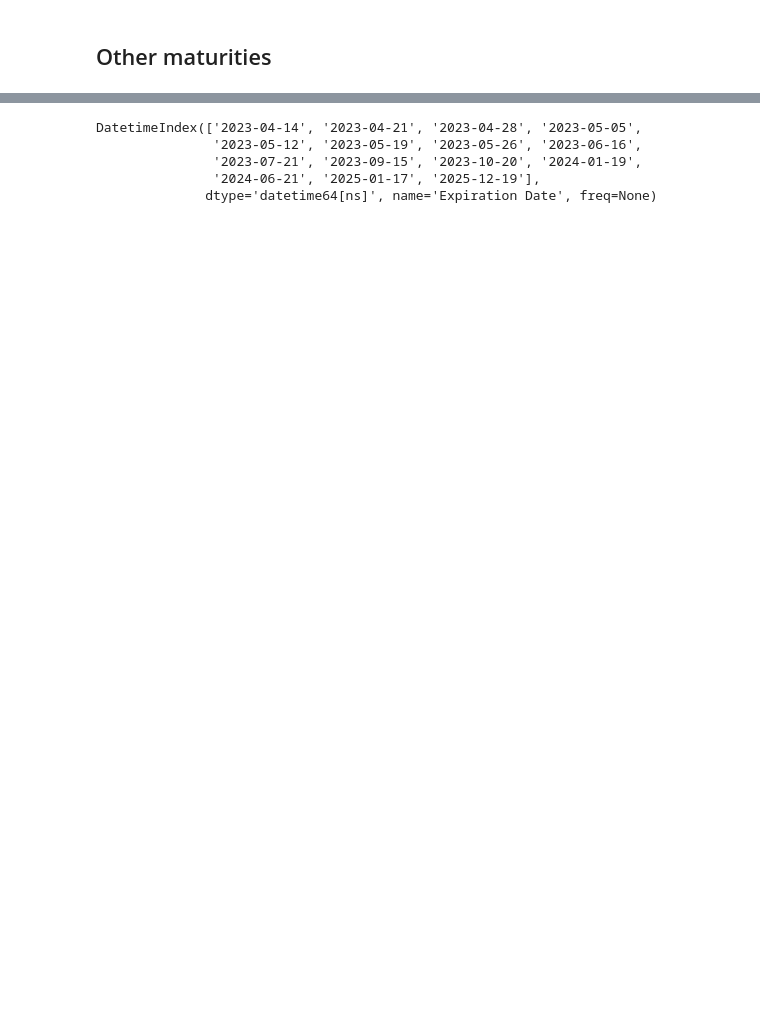
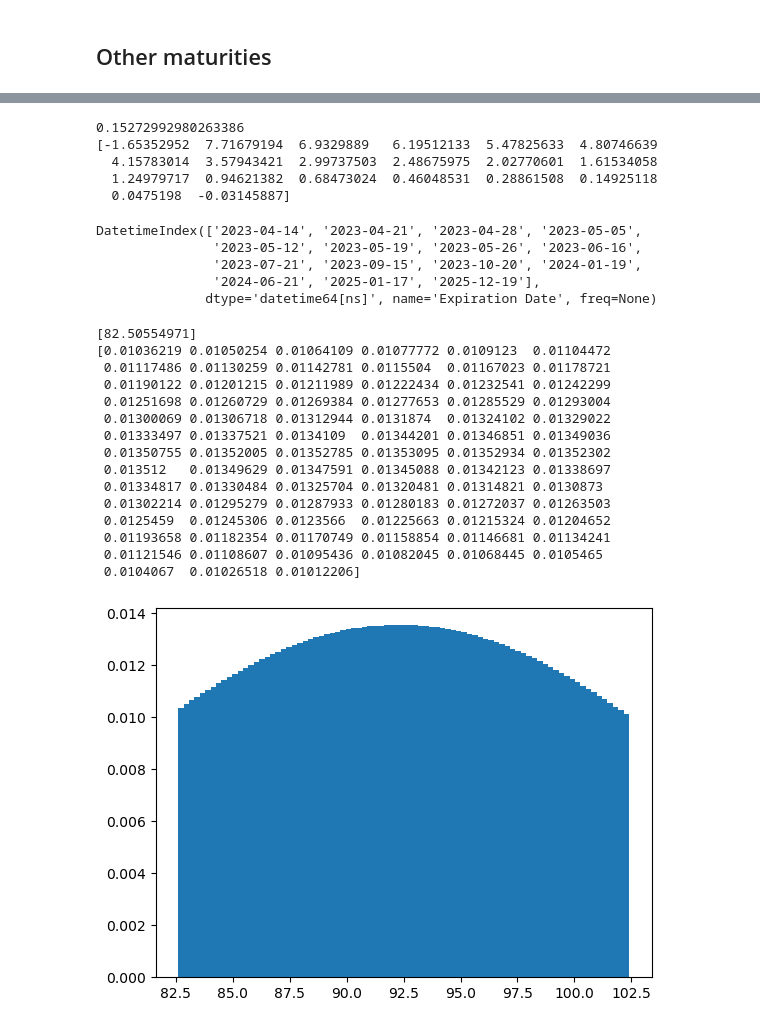
Before and after one commit to coolejungenhihi/volsurface_Sinkhorn, a Jupyter notebook: VolSurface_Sinkhorn.ipynb, the cells around one changed output, grey strips where cells are left out. Drawn from its saved outputs; the diff is of its cells as text; code cells hidden in the pictures; blank space fills up the shorter version.

```diff
--- a/VolSurface_Sinkhorn.ipynb
+++ b/VolSurface_Sinkhorn.ipynb
@@ -930,7 +955,14 @@ def grad_G1_(V,u_list,h_list,K,omega,S0,delta_t,P1,P1_disc_X1):
 # %%
-#print(G1_(V,u_list,h_list,K,omega_K,X1,delta_t,P1_,P1_disc(X1)))
-#print(grad_G1_(V,u_list,h_list,K,omega_K,X1,delta_t,P1_,P1_disc(X1)))
+print(G1_(V0,u_list,h_list,X1,C1,omega_K,sigma_sqrtdt,P1_disc(X1),K1,K2))
+print(grad_G1_(V0,u_list,h_list,X1,C1,omega_K,sigma_sqrtdt,P1_disc(X1),K1,K2))
+# %% [output]
+0.15272992980263386
+[-1.65352952  7.71679194  6.9329889   6.19512133  5.47825633  4.80746639
+  4.15783014  3.57943421  2.99737503  2.48675975  2.02770601  1.61534058
+  1.24979717  0.94621382  0.68473024  0.46048531  0.28861508  0.14925118
+  0.0475198  -0.03145887]
 # %%
+maturities = amd_calls.index.unique()
 maturities
 # %% [output]
 DatetimeIndex(['2023-04-14', '2023-04-21', '2023-04-28', '2023-05-05',
@@ -938,3 +970,59 @@ DatetimeIndex(['2023-04-14', '2023-04-21', '2023-04-28', '2023-05-05',
                '2023-07-21', '2023-09-15', '2023-10-20', '2024-01-19',
                '2024-06-21', '2025-01-17', '2025-12-19'],
               dtype='datetime64[ns]', name='Expiration Date', freq=None)
+# %%
+# Try to fit the multi-period case to the first period
+T0 = maturities[0]
+C0 = amd_calls.loc[T0]
+C0 = C1.reset_index(drop=True)
+T1 = maturities[1]
+C1 = amd_calls.loc[T1]
+C1 = C1.reset_index(drop=True)
+
+r = 0.01 # TODO: figure out r
+K = np.array(C1['Strike'])
+ask = np.array(C1['Ask'])
+bid = np.array(C1['Bid'])
+mid = np.array(C1['Mid'])
+#K1, K2, n = S0-30, S0+30, 81 # Take odd n, such that X1[(n-1)/2] = S0
+K1, K2, n = K[0], K[-1], 81 # Take odd n, such that X1[(n-1)/2] = S0
+X1 = np.linspace(K1,K2,n) # Discrete grid
+u_list,h_list = np.zeros(n), np.zeros(n)
+Lambda = 0.1
+omega_K = Lambda * np.abs(ask - bid)
+delta_t = 6/252
+S0 = 92.3
+
+#P1 = lambda s1: (s1 == S0)
+#P1_disc = lambda x: P1(x)/sum(P1(X1))
+#xx = np.linspace(0,200,1000)
+#P1_disc_ = np.vectorize(P1_disc)
+#plt.bar(X1,P1_disc_(X1))
+#P_disc_X1 = np.zeros(n)
+#P_disc_X1[int((n-1)/2)] = 1
+#print(P1_disc_X1)
+sigma_prev = calculate_sigma(C0,6/252,[S0],[1]) # sigma of previous marginal is used!!!
+print(sigma_prev)
+P1 = lambda s1: norm.pdf(s1, S0, sigma_prev*np.sqrt(delta_t)) # Marginal distribution of S at t1,
+P1_disc = lambda x: P1(x)/sum(P1(X1))
+P1_disc_ = np.vectorize(P1_disc)
+plt.bar(X1,P1_disc_(X1))
+P_disc_X1 = P1_disc(X1)
+print(P_disc_X1)
+# %% [output]
+[82.50554971]
+[0.01036219 0.01050254 0.01064109 0.01077772 0.0109123  0.01104472
+ 0.01117486 0.01130259 0.01142781 0.0115504  0.01167023 0.01178721
+ 0.01190122 0.01201215 0.01211989 0.01222434 0.01232541 0.01242299
+ 0.01251698 0.01260729 0.01269384 0.01277653 0.01285529 0.01293004
+ 0.01300069 0.01306718 0.01312944 0.0131874  0.01324102 0.01329022
+ 0.01333497 0.01337521 0.0134109  0.01344201 0.01346851 0.01349036
+ 0.01350755 0.01352005 0.01352785 0.01353095 0.01352934 0.01352302
+ 0.013512   0.01349629 0.01347591 0.01345088 0.01342123 0.01338697
+ 0.01334817 0.01330484 0.01325704 0.01320481 0.01314821 0.0130873
+ 0.01302214 0.01295279 0.01287933 0.01280183 0.01272037 0.01263503
+ 0.0125459  0.01245306 0.0123566  0.01225663 0.01215324 0.01204652
+ 0.01193658 0.01182354 0.01170749 0.01158854 0.01146681 0.01134241
+ 0.01121546 0.01108607 0.01095436 0.01082045 0.01068445 0.0105465
+ 0.0104067  0.01026518 0.01012206]
+[figure, added]
```
Also changed, not shown: parts of 21 cells of this notebook.
